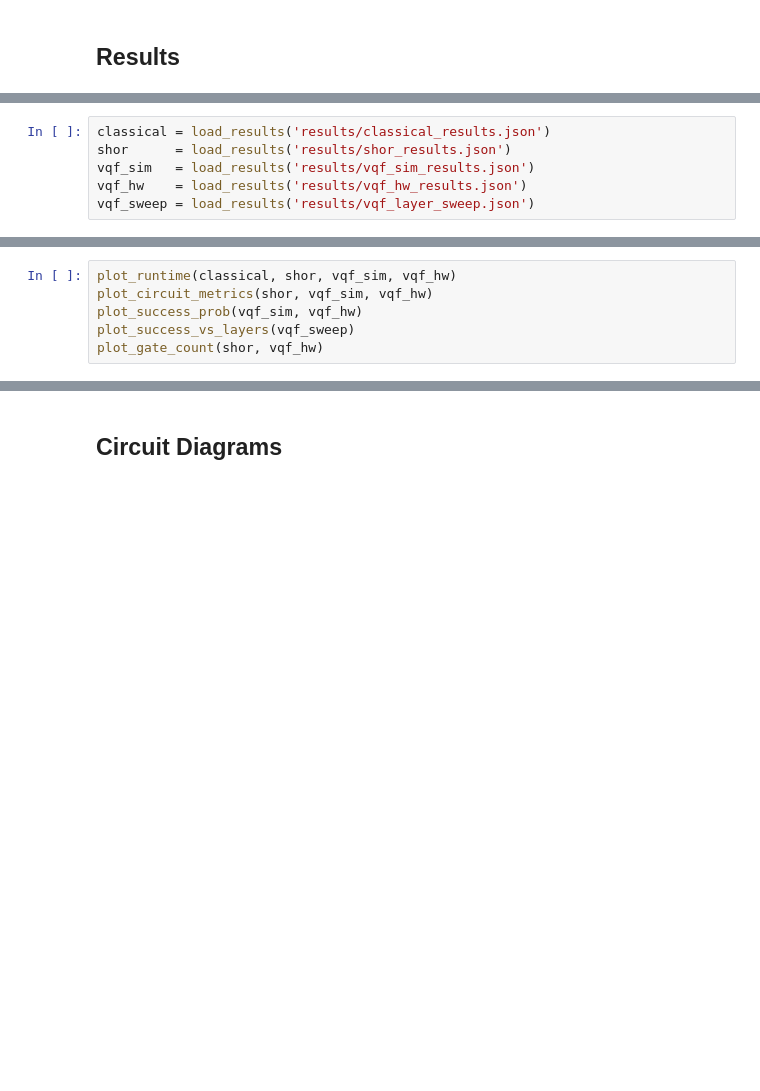
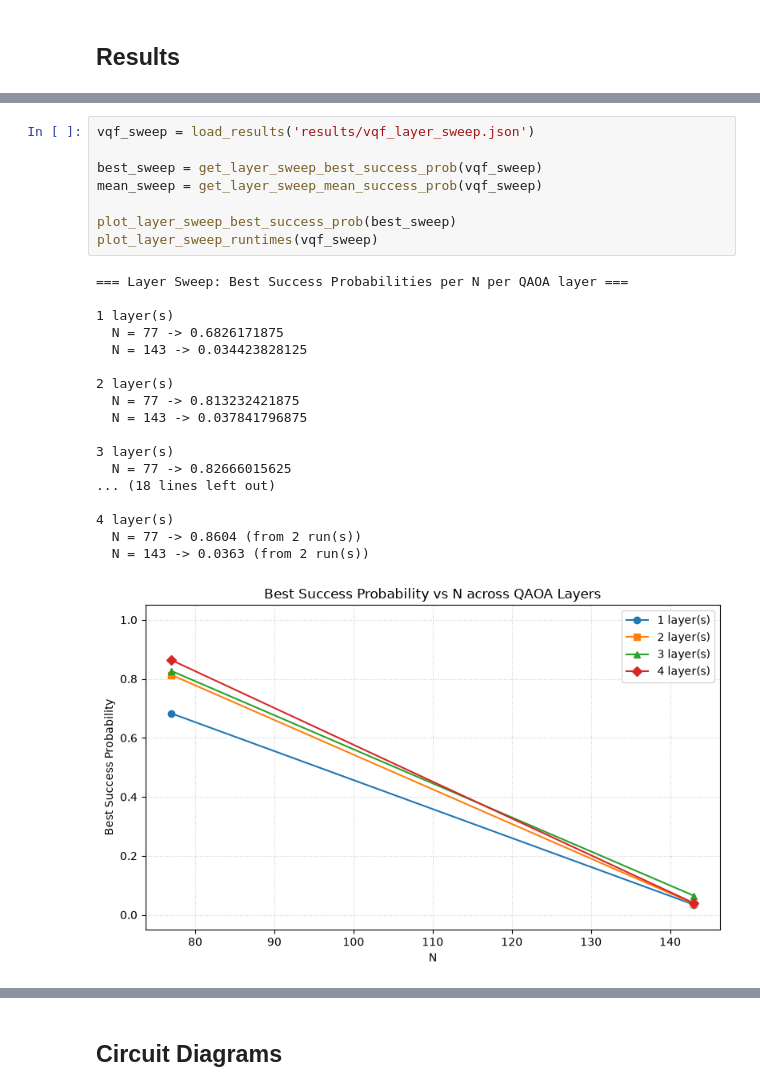
Before and after one commit to Gayathri260/width-agnostic-vqf, a Jupyter notebook: comparative_study.ipynb, the cells around one changed output, grey strips where cells are left out. Saved outputs shown, nothing was run; the diff lists cells and outputs as text; blank space fills up the shorter version.

```diff
--- a/comparative_study.ipynb
+++ b/comparative_study.ipynb
@@ -152,6 +304,27 @@ for N in  N_tier1:
 # %%
-classical = load_results('results/classical_results.json')
-shor      = load_results('results/shor_results.json')
-vqf_sim   = load_results('results/vqf_sim_results.json')
-vqf_hw    = load_results('results/vqf_hw_results.json')
 vqf_sweep = load_results('results/vqf_layer_sweep.json')
+
+best_sweep = get_layer_sweep_best_success_prob(vqf_sweep)
+mean_sweep = get_layer_sweep_mean_success_prob(vqf_sweep)
+
+plot_layer_sweep_best_success_prob(best_sweep)
+plot_layer_sweep_runtimes(vqf_sweep)
+# %% [output]
+=== Layer Sweep: Best Success Probabilities per N per QAOA layer ===
+
+1 layer(s)
+  N = 77 -> 0.6826171875
+  N = 143 -> 0.034423828125
+
+2 layer(s)
+  N = 77 -> 0.813232421875
+  N = 143 -> 0.037841796875
+
+3 layer(s)
+  N = 77 -> 0.82666015625
+... (18 lines left out)
+
+4 layer(s)
+  N = 77 -> 0.8604 (from 2 run(s))
+  N = 143 -> 0.0363 (from 2 run(s))
+[figure, added]
@@ -158,6 +331,0 @@ vqf_sweep = load_results('results/vqf_layer_sweep.json')
-# %%
-plot_runtime(classical, shor, vqf_sim, vqf_hw)
-plot_circuit_metrics(shor, vqf_sim, vqf_hw)
-plot_success_prob(vqf_sim, vqf_hw)
-plot_success_vs_layers(vqf_sweep)
-plot_gate_count(shor, vqf_hw)
```
Also changed, not shown: parts of 26 cells of this notebook.
